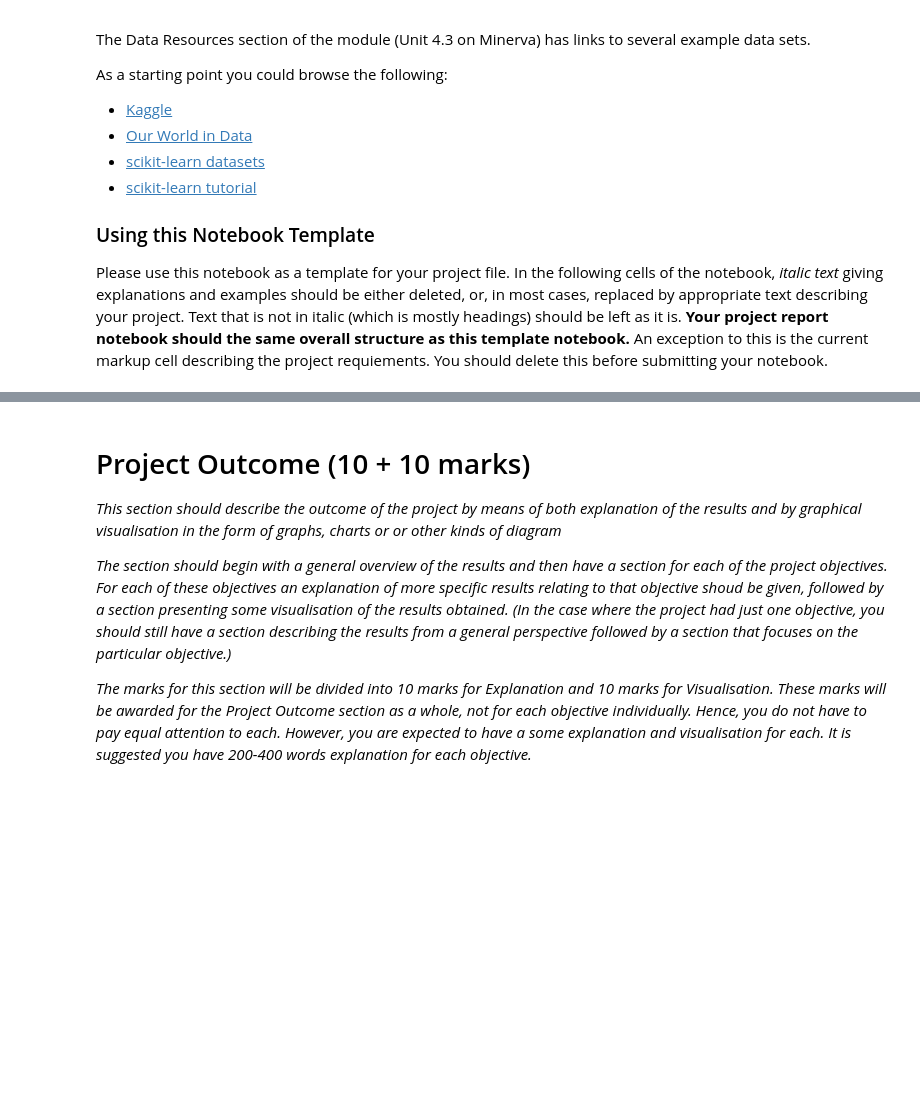
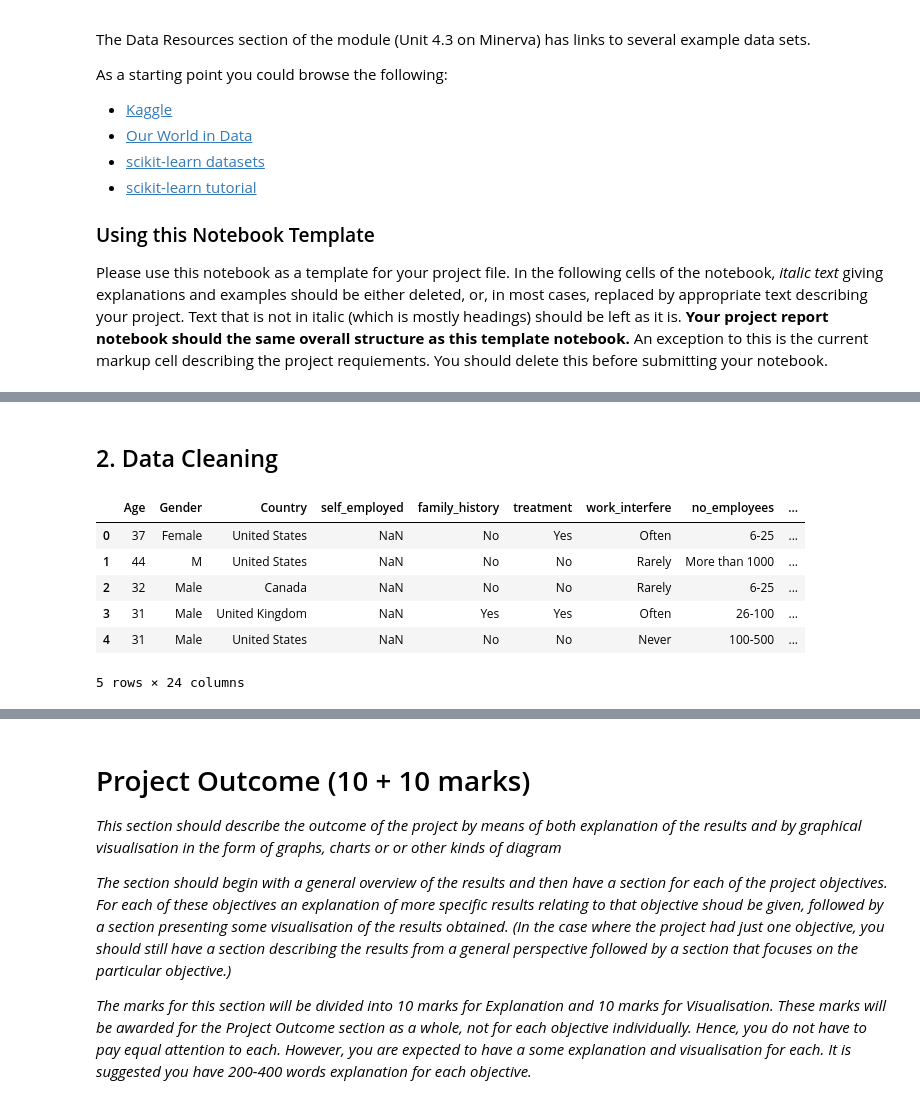
Before and after one commit to sjbmcg/data_science_group_project, a Jupyter notebook: implementation/Group project.ipynb, the cells around one changed output, grey strips where cells are left out. Saved outputs shown, nothing was run; the diff lists cells and outputs as text; code cells hidden in the pictures; blank space fills up the shorter version.

Commit message:
Program Code(Data loading and Data cleaning)

```diff
--- a/implementation/Group project.ipynb
+++ b/implementation/Group project.ipynb
@@ -205,5 +138,0 @@ _Since fridge magnets often take the form of cute animals, we use `pandas` to co
-# %%
-## Code Cell
-import pandas
-df = pandas.DataFrame.from_dict(fm_data, orient='index')
-df
@@ -229,0 +143,14 @@ do not exceed the maximum number of lines stated above._
+# %%
+# Loading the dataset
+def get_original_data():
+    file = './input/survey.csv'
+    df = pd.read_csv(file)
+    return df
+
+df = get_original_data()
+
+# The num of rows and columns of dataset
+print("Data Shape:", df.shape)
+
+# The type of columns
+print(df.info())
@@ -229,0 +175,14 @@ do not exceed the maximum number of lines stated above._
+# %% [markdown]
+## 2. Data Cleaning
+# %%
+# Remove unused columns
+df = df.drop(['Timestamp','state','comments'], axis = 1)
+df.head(5)
+# %% [output]
+|  | Age | Gender | Country | self_employed | family_history | treatment | work_interfere | no_employees | ... |
+| 0 | 37 | Female | United States | NaN | No | Yes | Often | 6-25 | ... |
+| 1 | 44 | M | United States | NaN | No | No | Rarely | More than 1000 | ... |
+| 2 | 32 | Male | Canada | NaN | No | No | Rarely | 6-25 | ... |
+| 3 | 31 | Male | United Kingdom | NaN | Yes | Yes | Often | 26-100 | ... |
+| 4 | 31 | Male | United States | NaN | No | No | Never | 100-500 | ... |
+5 rows × 24 columns
```
Also changed, not shown: parts of 27 cells of this notebook, 1 other file.
